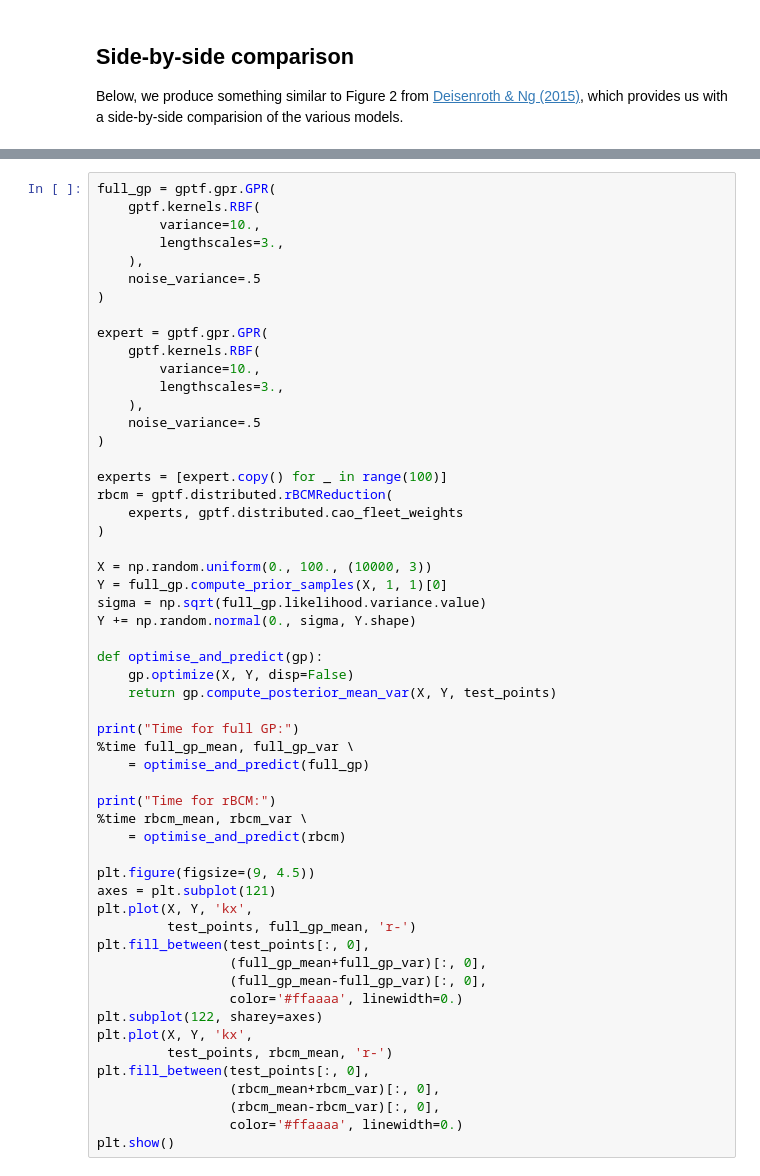
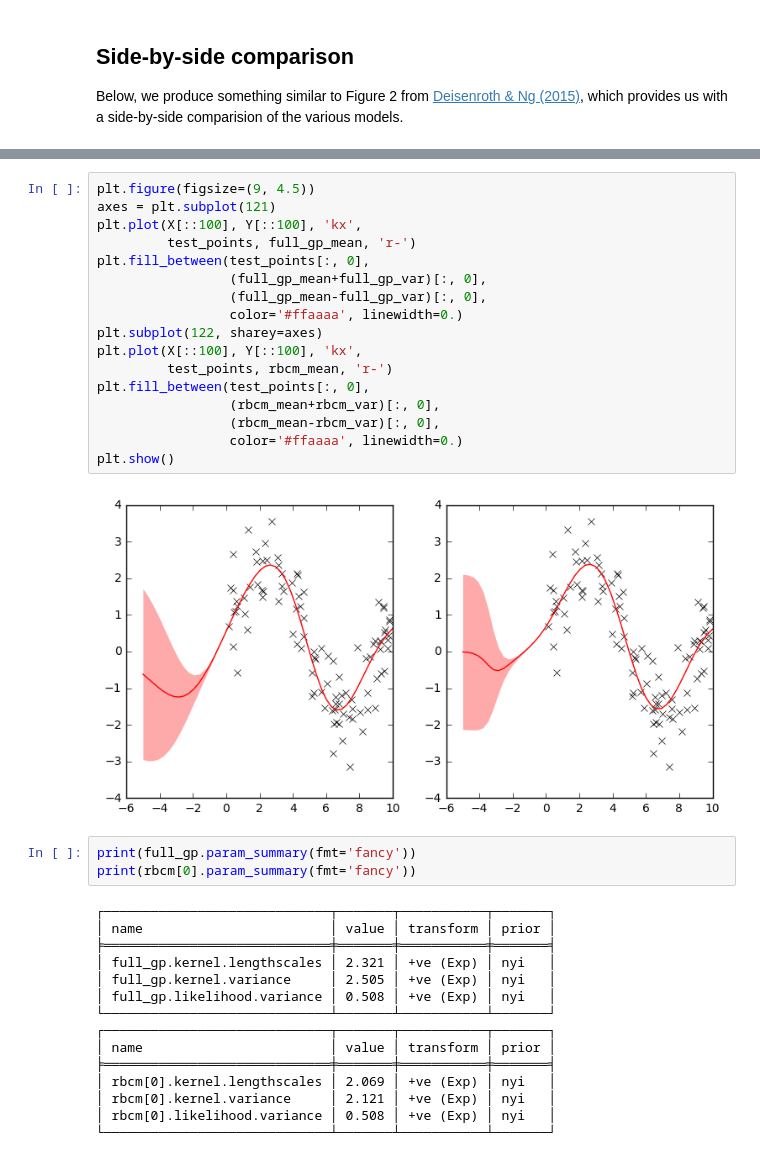
Before and after one commit to sanket-kamthe/gptf, a Jupyter notebook: notebooks/Distributed_Gaussian_Process_Models.ipynb, the cells around one changed output, grey strips where cells are left out. Saved outputs shown, nothing was run; the diff lists cells and outputs as text.

```diff
--- a/notebooks/Distributed_Gaussian_Process_Models.ipynb
+++ b/notebooks/Distributed_Gaussian_Process_Models.ipynb
@@ -217,55 +268,37 @@ Below, we demonstrate that the distributed GP models can be trained much faster
 # %%
-full_gp = gptf.gpr.GPR(
-    gptf.kernels.RBF(
-        variance=10.,
-        lengthscales=3.,
-    ),
-    noise_variance=.5
-)
-
-expert = gptf.gpr.GPR(
-    gptf.kernels.RBF(
-        variance=10.,
-        lengthscales=3.,
-    ),
-    noise_variance=.5
-)
-
-experts = [expert.copy() for _ in range(100)]
-rbcm = gptf.distributed.rBCMReduction(
-    experts, gptf.distributed.cao_fleet_weights
-)
-
-X = np.random.uniform(0., 100., (10000, 3))
-Y = full_gp.compute_prior_samples(X, 1, 1)[0]
-sigma = np.sqrt(full_gp.likelihood.variance.value)
-Y += np.random.normal(0., sigma, Y.shape)
-
-def optimise_and_predict(gp):
-    gp.optimize(X, Y, disp=False)
-    return gp.compute_posterior_mean_var(X, Y, test_points)
-
-print("Time for full GP:")
-%time full_gp_mean, full_gp_var \
-    = optimise_and_predict(full_gp)
-
-print("Time for rBCM:")
-%time rbcm_mean, rbcm_var \
-    = optimise_and_predict(rbcm)
-
 plt.figure(figsize=(9, 4.5))
 axes = plt.subplot(121)
-plt.plot(X, Y, 'kx',
+plt.plot(X[::100], Y[::100], 'kx',
          test_points, full_gp_mean, 'r-')
 plt.fill_between(test_points[:, 0],
                  (full_gp_mean+full_gp_var)[:, 0],
                  (full_gp_mean-full_gp_var)[:, 0],
                  color='#ffaaaa', linewidth=0.)
 plt.subplot(122, sharey=axes)
-plt.plot(X, Y, 'kx',
+plt.plot(X[::100], Y[::100], 'kx',
          test_points, rbcm_mean, 'r-')
 plt.fill_between(test_points[:, 0],
                  (rbcm_mean+rbcm_var)[:, 0],
                  (rbcm_mean-rbcm_var)[:, 0],
                  color='#ffaaaa', linewidth=0.)
 plt.show()
+# %% [output]
+[figure, added]
+# %%
+print(full_gp.param_summary(fmt='fancy'))
+print(rbcm[0].param_summary(fmt='fancy'))
+# %% [output]
+┌─────────────────────────────┬───────┬───────────┬───────┐
+│ name                        │ value │ transform │ prior │
+╞═════════════════════════════╪═══════╪═══════════╪═══════╡
+│ full_gp.kernel.lengthscales │ 2.321 │ +ve (Exp) │ nyi   │
+│ full_gp.kernel.variance     │ 2.505 │ +ve (Exp) │ nyi   │
+│ full_gp.likelihood.variance │ 0.508 │ +ve (Exp) │ nyi   │
+└─────────────────────────────┴───────┴───────────┴───────┘
+┌─────────────────────────────┬───────┬───────────┬───────┐
+│ name                        │ value │ transform │ prior │
+╞═════════════════════════════╪═══════╪═══════════╪═══════╡
+│ rbcm[0].kernel.lengthscales │ 2.069 │ +ve (Exp) │ nyi   │
+│ rbcm[0].kernel.variance     │ 2.121 │ +ve (Exp) │ nyi   │
+│ rbcm[0].likelihood.variance │ 0.508 │ +ve (Exp) │ nyi   │
+└─────────────────────────────┴───────┴───────────┴───────┘
```
Also changed, not shown: parts of 10 cells of this notebook.
